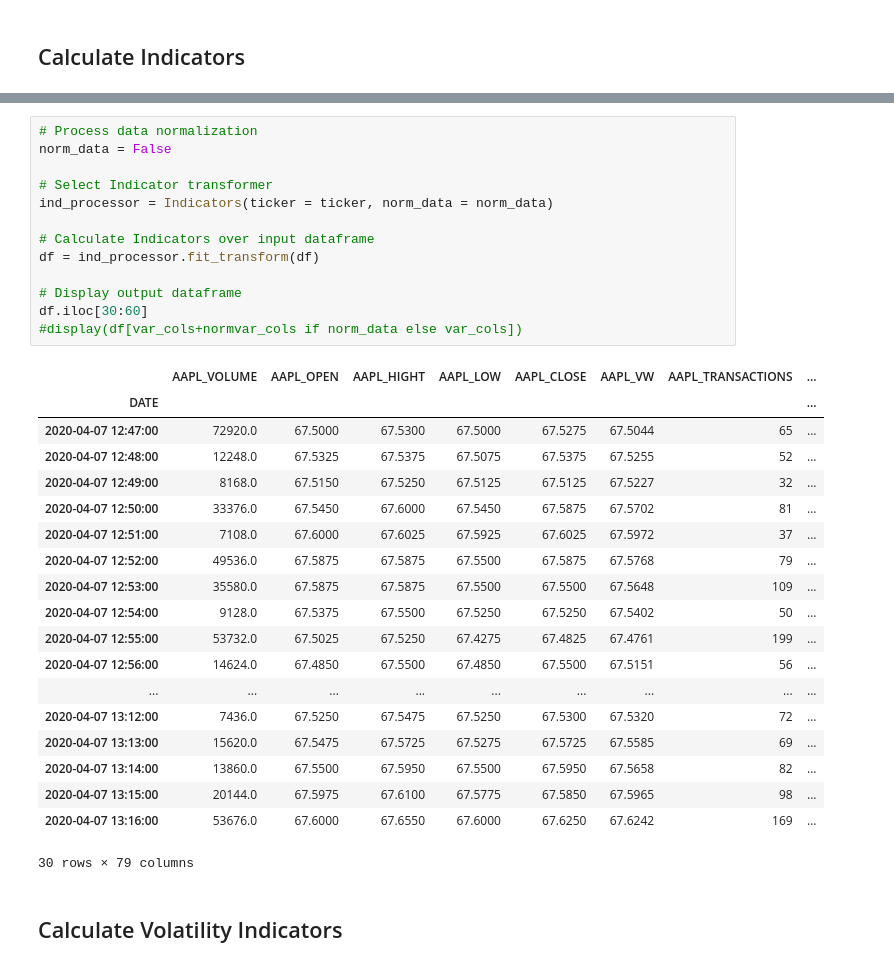
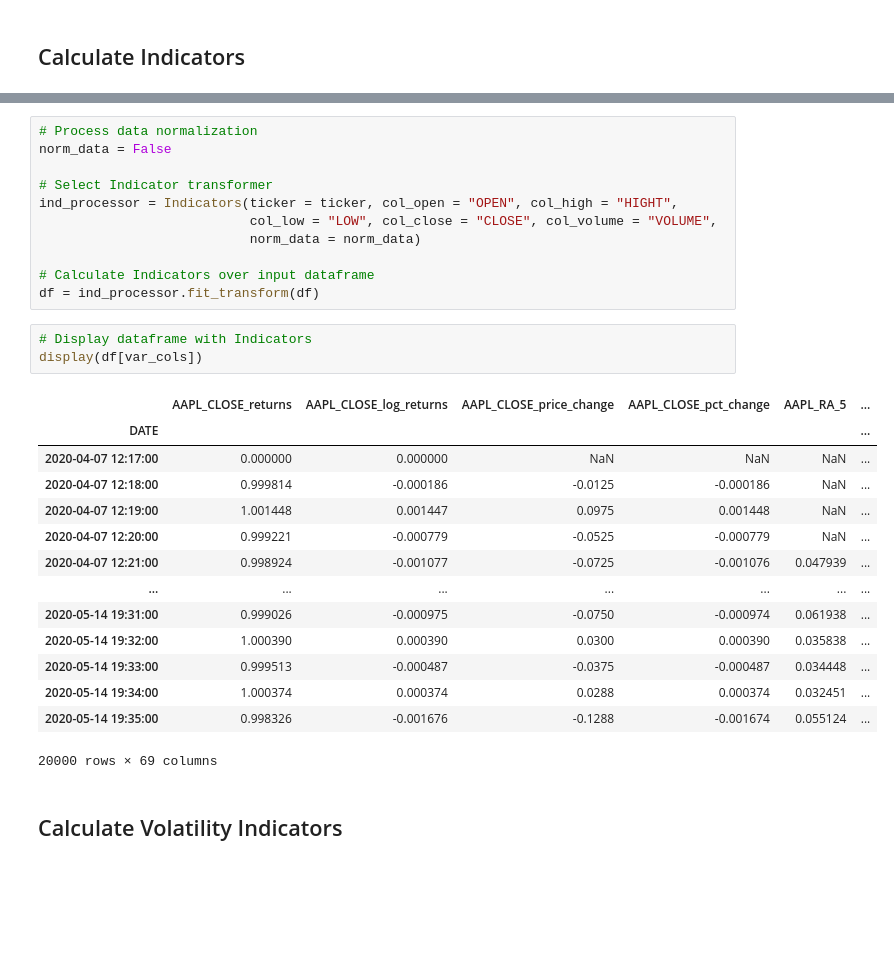
Before and after one commit to yashbhesaniya/fractional-differentiation-time-series, a Jupyter notebook: notebooks/denoising.ipynb, the cells around one changed output, grey strips where cells are left out. Saved outputs shown, nothing was run; the diff lists cells and outputs as text; blank space fills up the shorter version.

```diff
--- a/notebooks/denoising.ipynb
+++ b/notebooks/denoising.ipynb
@@ -126,34 +146,30 @@ adx.plot()
 norm_data = False
 
 # Select Indicator transformer
-ind_processor = Indicators(ticker = ticker, norm_data = norm_data)
+ind_processor = Indicators(ticker = ticker, col_open = "OPEN", col_high = "HIGHT",
+                           col_low = "LOW", col_close = "CLOSE", col_volume = "VOLUME",
+                           norm_data = norm_data)
 
 # Calculate Indicators over input dataframe
 df = ind_processor.fit_transform(df)
-
-# Display output dataframe
-df.iloc[30:60]
-#display(df[var_cols+normvar_cols if norm_data else var_cols])
-# %% [output]
-|  | AAPL_VOLUME | AAPL_OPEN | AAPL_HIGHT | AAPL_LOW | AAPL_CLOSE | AAPL_VW | AAPL_TRANSACTIONS | ... |
-| DATE |  |  |  |  |  |  |  | ... |
-| 2020-04-07 12:47:00 | 72920.0 | 67.5000 | 67.5300 | 67.5000 | 67.5275 | 67.5044 | 65 | ... |
-| 2020-04-07 12:48:00 | 12248.0 | 67.5325 | 67.5375 | 67.5075 | 67.5375 | 67.5255 | 52 | ... |
-| 2020-04-07 12:49:00 | 8168.0 | 67.5150 | 67.5250 | 67.5125 | 67.5125 | 67.5227 | 32 | ... |
-| 2020-04-07 12:50:00 | 33376.0 | 67.5450 | 67.6000 | 67.5450 | 67.5875 | 67.5702 | 81 | ... |
-| 2020-04-07 12:51:00 | 7108.0 | 67.6000 | 67.6025 | 67.5925 | 67.6025 | 67.5972 | 37 | ... |
-| 2020-04-07 12:52:00 | 49536.0 | 67.5875 | 67.5875 | 67.5500 | 67.5875 | 67.5768 | 79 | ... |
-| 2020-04-07 12:53:00 | 35580.0 | 67.5875 | 67.5875 | 67.5500 | 67.5500 | 67.5648 | 109 | ... |
-| 2020-04-07 12:54:00 | 9128.0 | 67.5375 | 67.5500 | 67.5250 | 67.5250 | 67.5402 | 50 | ... |
-| 2020-04-07 12:55:00 | 53732.0 | 67.5025 | 67.5250 | 67.4275 | 67.4825 | 67.4761 | 199 | ... |
-| 2020-04-07 12:56:00 | 14624.0 | 67.4850 | 67.5500 | 67.4850 | 67.5500 | 67.5151 | 56 | ... |
-| ... | ... | ... | ... | ... | ... | ... | ... | ... |
-| 2020-04-07 13:12:00 | 7436.0 | 67.5250 | 67.5475 | 67.5250 | 67.5300 | 67.5320 | 72 | ... |
-| 2020-04-07 13:13:00 | 15620.0 | 67.5475 | 67.5725 | 67.5275 | 67.5725 | 67.5585 | 69 | ... |
-| 2020-04-07 13:14:00 | 13860.0 | 67.5500 | 67.5950 | 67.5500 | 67.5950 | 67.5658 | 82 | ... |
-| 2020-04-07 13:15:00 | 20144.0 | 67.5975 | 67.6100 | 67.5775 | 67.5850 | 67.5965 | 98 | ... |
-| 2020-04-07 13:16:00 | 53676.0 | 67.6000 | 67.6550 | 67.6000 | 67.6250 | 67.6242 | 169 | ... |
-30 rows × 79 columns
+# %%
+# Display dataframe with Indicators
+display(df[var_cols])
+# %% [output]
+|  | AAPL_CLOSE_returns | AAPL_CLOSE_log_returns | AAPL_CLOSE_price_change | AAPL_CLOSE_pct_change | AAPL_RA_5 | ... |
+| DATE |  |  |  |  |  | ... |
+| 2020-04-07 12:17:00 | 0.000000 | 0.000000 | NaN | NaN | NaN | ... |
+| 2020-04-07 12:18:00 | 0.999814 | -0.000186 | -0.0125 | -0.000186 | NaN | ... |
+| 2020-04-07 12:19:00 | 1.001448 | 0.001447 | 0.0975 | 0.001448 | NaN | ... |
+| 2020-04-07 12:20:00 | 0.999221 | -0.000779 | -0.0525 | -0.000779 | NaN | ... |
+| 2020-04-07 12:21:00 | 0.998924 | -0.001077 | -0.0725 | -0.001076 | 0.047939 | ... |
+| ... | ... | ... | ... | ... | ... | ... |
+| 2020-05-14 19:31:00 | 0.999026 | -0.000975 | -0.0750 | -0.000974 | 0.061938 | ... |
+| 2020-05-14 19:32:00 | 1.000390 | 0.000390 | 0.0300 | 0.000390 | 0.035838 | ... |
+| 2020-05-14 19:33:00 | 0.999513 | -0.000487 | -0.0375 | -0.000487 | 0.034448 | ... |
+| 2020-05-14 19:34:00 | 1.000374 | 0.000374 | 0.0288 | 0.000374 | 0.032451 | ... |
+| 2020-05-14 19:35:00 | 0.998326 | -0.001676 | -0.1288 | -0.001674 | 0.055124 | ... |
+20000 rows × 69 columns
 # %% [markdown]
 ## Calculate Volatility Indicators
 # %%
```
Also changed, not shown: parts of 15 cells of this notebook, 3 other files.
